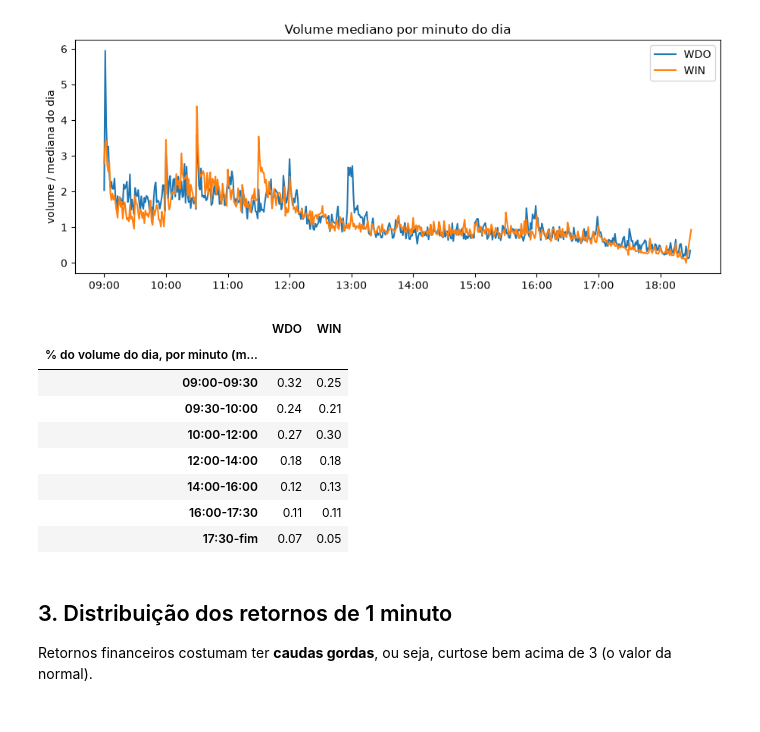
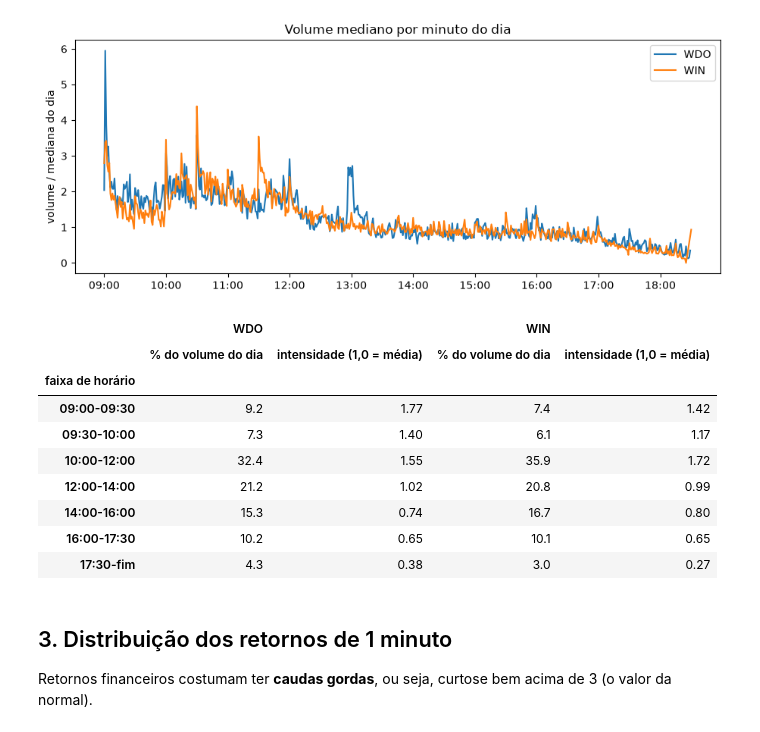
Before and after one commit to marcosemn/islp-b3-futures, a Jupyter notebook: notebooks/00_exploracao_wdo_win.ipynb, the cells around one changed output. Drawn from its saved outputs; the diff is of its cells as text; code cells hidden in the pictures.

```diff
--- a/notebooks/00_exploracao_wdo_win.ipynb
+++ b/notebooks/00_exploracao_wdo_win.ipynb
@@ -123,24 +123,28 @@ Text(0.5, 1.0, 'Volume mediano por minuto do dia')
 # %%
 faixas = [9, 9.5, 10, 12, 14, 16, 17.5, 18 + 35 / 60]
 nomes = ["09:00-09:30", "09:30-10:00", "10:00-12:00", "12:00-14:00", "14:00-16:00", "16:00-17:30", "17:30-fim"]
 minutos = pd.Series(np.diff(faixas) * 60, index=nomes)
 tab = {}
 for root, b in bars.items():
     faixa = pd.cut(b.index.hour + b.index.minute / 60, faixas, right=False, labels=nomes)
     vol = b["volume"].groupby([b.index.normalize(), faixa], observed=True).sum()
-    share = vol / vol.groupby(level=0).transform("sum")           # fração do volume do dia
-    tab[root] = share.groupby(level=1, observed=True).median() / minutos * 100
-pd.DataFrame(tab).round(2).rename_axis("% do volume do dia, por minuto (mediana dos pregões)")
+    share = vol / vol.groupby(level=0).transform("sum")            # fração do volume de cada dia
+    pct = share.groupby(level=1, observed=True).mean() * 100        # média dos pregões, soma 100%
+    intensidade = (pct / minutos) / (100 / minutos.sum())           # 1,0 = minuto médio do dia
+    tab[(root, "% do volume do dia")] = pct.round(1)
+    tab[(root, "intensidade (1,0 = média)")] = intensidade.round(2)
+pd.DataFrame(tab).rename_axis("faixa de horário")  # a coluna "% do volume do dia" soma 100%
 # %% [output]
-|  | WDO | WIN |
-| % do volume do dia, por minuto (m... |  |  |
-| 09:00-09:30 | 0.32 | 0.25 |
-| 09:30-10:00 | 0.24 | 0.21 |
-| 10:00-12:00 | 0.27 | 0.30 |
-| 12:00-14:00 | 0.18 | 0.18 |
-| 14:00-16:00 | 0.12 | 0.13 |
-| 16:00-17:30 | 0.11 | 0.11 |
-| 17:30-fim | 0.07 | 0.05 |
+|  | WDO |  | WIN |  |
+|  | % do volume do dia | intensidade (1,0 = média) | % do volume do dia | intensidade (1,0 = média) |
+| faixa de horário |  |  |  |  |
+| 09:00-09:30 | 9.2 | 1.77 | 7.4 | 1.42 |
+| 09:30-10:00 | 7.3 | 1.40 | 6.1 | 1.17 |
+| 10:00-12:00 | 32.4 | 1.55 | 35.9 | 1.72 |
+| 12:00-14:00 | 21.2 | 1.02 | 20.8 | 0.99 |
+| 14:00-16:00 | 15.3 | 0.74 | 16.7 | 0.80 |
+| 16:00-17:30 | 10.2 | 0.65 | 10.1 | 0.65 |
+| 17:30-fim | 4.3 | 0.38 | 3.0 | 0.27 |
 # %% [markdown]
 ## 3. Distribuição dos retornos de 1 minuto
 Retornos financeiros costumam ter **caudas gordas**, ou seja, curtose bem acima de 3 (o valor da normal).
```
Also changed, not shown: 1 other file.
